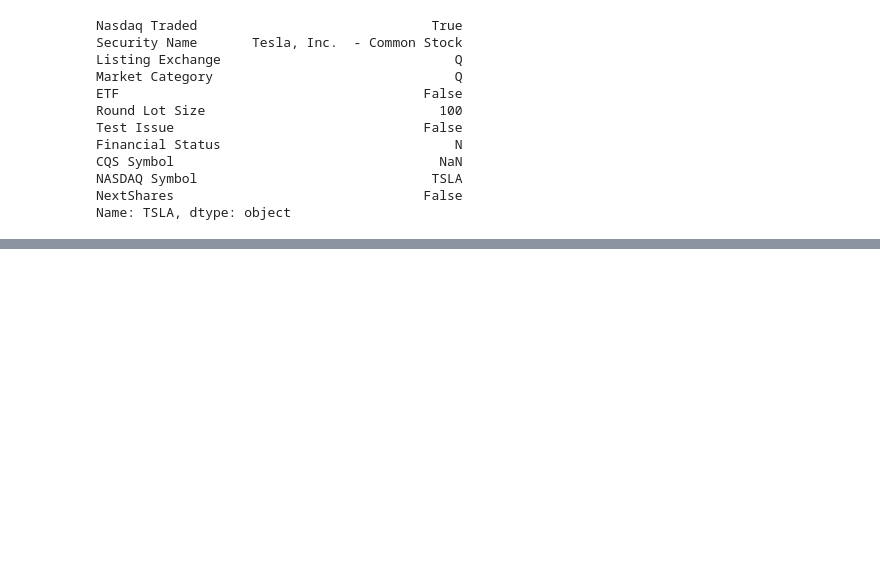
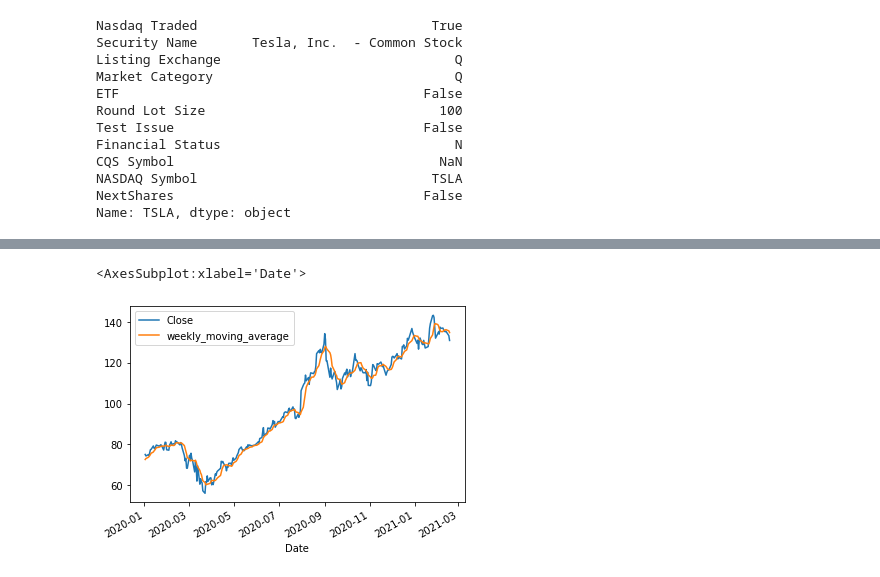
Before and after one commit to george887/IEX_API, a Jupyter notebook: Pandas_Datareader_for_API.ipynb, the cells around one changed output, grey strips where cells are left out. Drawn from its saved outputs; the diff is of its cells as text; code cells hidden in the pictures; blank space fills up the shorter version.

```diff
--- a/Pandas_Datareader_for_API.ipynb
+++ b/Pandas_Datareader_for_API.ipynb
@@ -133,0 +197,6 @@ Name: TSLA, dtype: object
+# %%
+# 2020 weekly moving average plot
+df[['Close','weekly_moving_average']].loc['2020-01-01':].plot()
+# %% [output]
+<AxesSubplot:xlabel='Date'>
+[figure, added]
```
Also changed, not shown: parts of 13 cells of this notebook.
